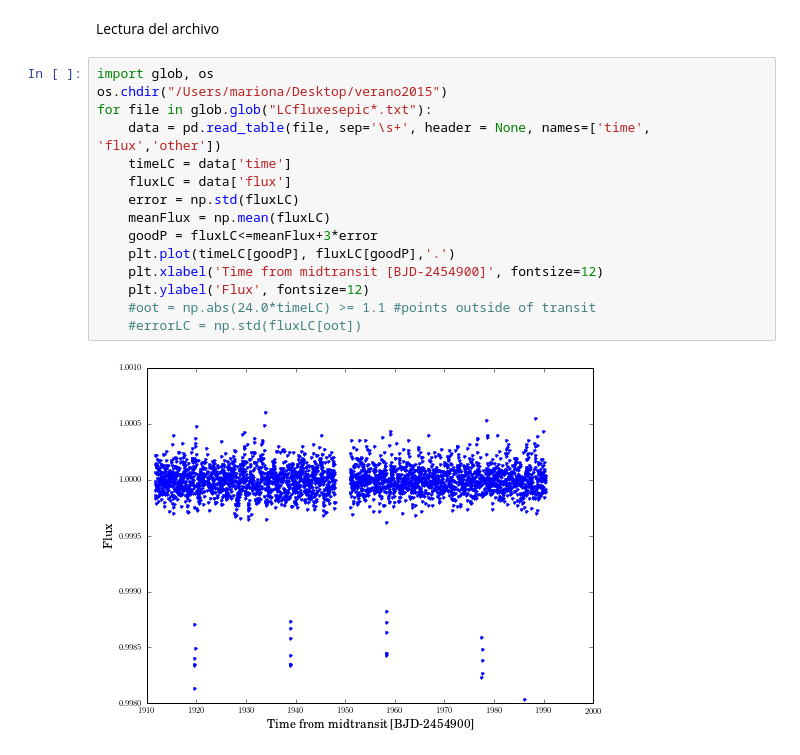
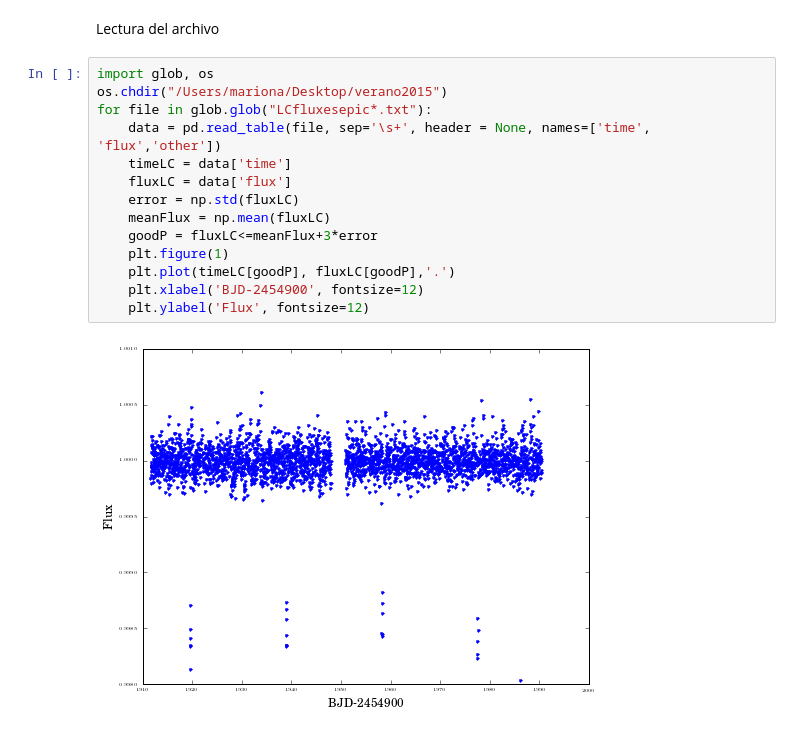
Before and after one commit to sanchisojeda/Transit-Analysis, a Jupyter notebook: test.ipynb, the cells around one changed output. Cells and saved outputs as stored; diff of their text form.

```diff
--- a/test.ipynb
+++ b/test.ipynb
@@ -59,18 +61,17 @@ Lectura del archivo
 # %%
 import glob, os
 os.chdir("/Users/mariona/Desktop/verano2015")
 for file in glob.glob("LCfluxesepic*.txt"):
     data = pd.read_table(file, sep='\s+', header = None, names=['time', 'flux','other'])
     timeLC = data['time']
     fluxLC = data['flux']
     error = np.std(fluxLC)
     meanFlux = np.mean(fluxLC)
     goodP = fluxLC<=meanFlux+3*error
+    plt.figure(1)
     plt.plot(timeLC[goodP], fluxLC[goodP],'.')
-    plt.xlabel('Time from midtransit [BJD-2454900]', fontsize=12)
+    plt.xlabel('BJD-2454900', fontsize=12)
     plt.ylabel('Flux', fontsize=12)
-    #oot = np.abs(24.0*timeLC) >= 1.1 #points outside of transit
-    #errorLC = np.std(fluxLC[oot])
 # %% [output]
-[figure, old version]
+[figure, new version]
 # %%
```
Also changed, not shown: parts of 10 cells of this notebook, 2 other files.
